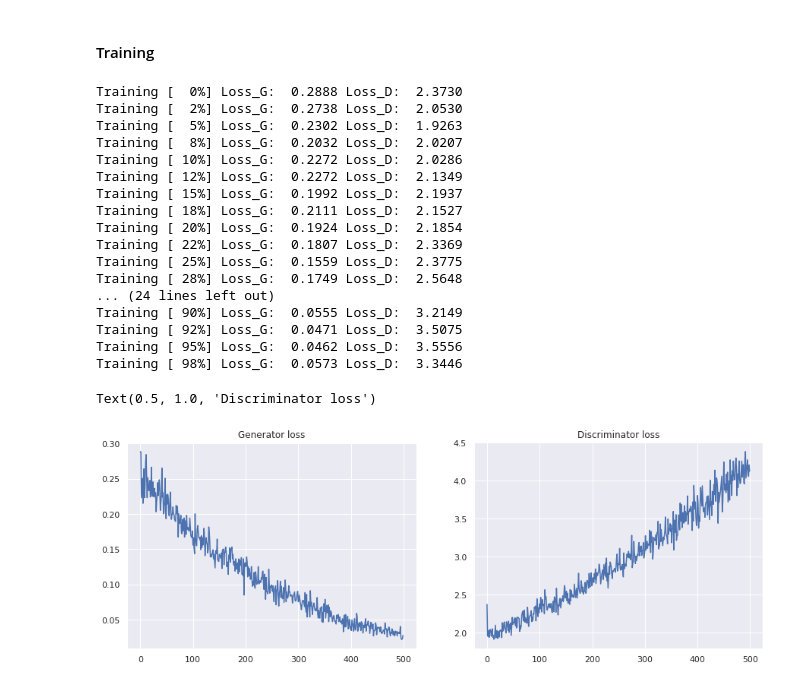
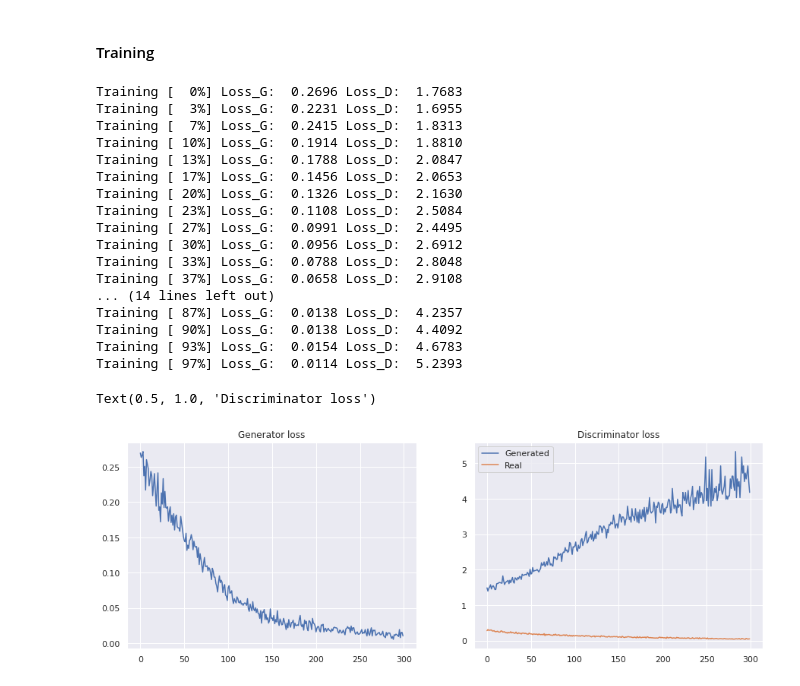
Before and after one commit to asakhnenko/EntangledSolutions, a Jupyter notebook: deep_learning/q_gans_qiskit_pytorch.ipynb, the cells around one changed output. Saved outputs shown, nothing was run; the diff lists cells and outputs as text; code cells hidden in the pictures.

Commit message:
Show discriminator loss on generator data

```diff
--- a/deep_learning/q_gans_qiskit_pytorch.ipynb
+++ b/deep_learning/q_gans_qiskit_pytorch.ipynb
@@ -184,7 +184,7 @@ class GANCircuit(_Base):
 #### Parameters
 # %%
 n_qubits = 5
-n_layers = 5
+n_layers = 6
 
 backend = qiskit.Aer.get_backend('qasm_simulator')
 shots = 1240
@@ -197,0 +193,5 @@ real_data.circuit.draw()
+# %%
+real_data = RealCircuit(backend, shots, n_qubits)
+real_data.params_vals = np.array([np.pi * 8 / 5, np.pi * 8 / 5, np.pi / 5, 0,
+                                  np.pi * 7 / 5, np.pi / 2, np.pi, np.pi * 6 / 5])
+real_data.circuit.draw()
@@ -288,9 +290,9 @@ class Discriminator(nn.Module):
 # %% [markdown]
 #### Training
 # %%
-model_gen = Generator(discriminator_gen, np.pi / 4)
-model_dis_g = Discriminator(discriminator_gen, np.pi / 4)
-model_dis_r = Discriminator(discriminator_real, np.pi / 4)
+model_gen = Generator(discriminator_gen, np.pi / 6)
+model_dis_g = Discriminator(discriminator_gen, np.pi / 6)
+model_dis_r = Discriminator(discriminator_real, np.pi / 6)
 
 # Sharing parameters between discriminatiors
 model_dis_r.params = model_dis_g.params
@@ -300,12 +302,13 @@ loss = nn.BCELoss()
 real_label = 1
 fake_label = 0
 
-optimizer_gen = optim.Adam(model_gen.parameters(), lr=0.0005)
-optimizer_dis = optim.Adam(model_dis_r.parameters(), lr=0.0005)
+optimizer_gen = optim.Adam(model_gen.parameters(), lr=0.001)
+optimizer_dis = optim.Adam(model_dis_r.parameters(), lr=0.001)
 
-epochs = 400
+epochs = 300
 losses_gen = []
-losses_dis = []
+losses_dis_r = []
+losses_dis_g = []
 
 model_gen.train()
 model_dis_g.train()
@@ -320,6 +323,7 @@ for epoch in range(epochs):
     label = torch.tensor([[real_label]]).double()
     loss_dis_r = loss(output, label)
     (-loss_dis_r).backward()
+    losses_dis_r.append(loss_dis_r)
 
     # Train discriminator on generated data
     output = model_dis_g()
@@ -327,9 +331,9 @@ for epoch in range(epochs):
     label = torch.tensor([[fake_label]]).double()
     loss_dis_g = loss(output, label)
     (-loss_dis_g).backward()
+    losses_dis_g.append(loss_dis_g)
 
     loss_dis = loss_dis_r + loss_dis_g
-    losses_dis.append(loss_dis.item())
 
     optimizer_dis.step()
     model_gen.quantum_circuit.params_vals["discriminator"] = model_dis_r.params.data.numpy()
@@ -340,7 +344,7 @@ for epoch in range(epochs):
 
     label = torch.tensor([[real_label]]).double()
     loss_gen = loss(output, label)
-    loss_gen.backward()
+    (loss_gen).backward()
     losses_gen.append(loss_gen.item())
 
     optimizer_gen.step()
@@ -349,35 +353,37 @@ for epoch in range(epochs):
 
     if epoch % 10 == 0:
         print('Training [{:3.0f}%] Loss_G: {:7.4f} Loss_D: {:7.4f}'.format(
-            100. * epoch / epochs, losses_gen[-1], losses_dis[-1]))
+            100. * epoch / epochs, losses_gen[-1], losses_dis_r[-1] + losses_dis_g[-1]))
 # %% [output]
-Training [  0%] Loss_G:  0.2888 Loss_D:  2.3730
-Training [  2%] Loss_G:  0.2738 Loss_D:  2.0530
-Training [  5%] Loss_G:  0.2302 Loss_D:  1.9263
-Training [  8%] Loss_G:  0.2032 Loss_D:  2.0207
-Training [ 10%] Loss_G:  0.2272 Loss_D:  2.0286
-Training [ 12%] Loss_G:  0.2272 Loss_D:  2.1349
-Training [ 15%] Loss_G:  0.1992 Loss_D:  2.1937
-Training [ 18%] Loss_G:  0.2111 Loss_D:  2.1527
-Training [ 20%] Loss_G:  0.1924 Loss_D:  2.1854
-Training [ 22%] Loss_G:  0.1807 Loss_D:  2.3369
-Training [ 25%] Loss_G:  0.1559 Loss_D:  2.3775
-Training [ 28%] Loss_G:  0.1749 Loss_D:  2.5648
-... (24 lines left out)
-Training [ 90%] Loss_G:  0.0555 Loss_D:  3.2149
-Training [ 92%] Loss_G:  0.0471 Loss_D:  3.5075
-Training [ 95%] Loss_G:  0.0462 Loss_D:  3.5556
-Training [ 98%] Loss_G:  0.0573 Loss_D:  3.3446
+Training [  0%] Loss_G:  0.2696 Loss_D:  1.7683
+Training [  3%] Loss_G:  0.2231 Loss_D:  1.6955
+Training [  7%] Loss_G:  0.2415 Loss_D:  1.8313
+Training [ 10%] Loss_G:  0.1914 Loss_D:  1.8810
+Training [ 13%] Loss_G:  0.1788 Loss_D:  2.0847
+Training [ 17%] Loss_G:  0.1456 Loss_D:  2.0653
+Training [ 20%] Loss_G:  0.1326 Loss_D:  2.1630
+Training [ 23%] Loss_G:  0.1108 Loss_D:  2.5084
+Training [ 27%] Loss_G:  0.0991 Loss_D:  2.4495
+Training [ 30%] Loss_G:  0.0956 Loss_D:  2.6912
+Training [ 33%] Loss_G:  0.0788 Loss_D:  2.8048
+Training [ 37%] Loss_G:  0.0658 Loss_D:  2.9108
+... (14 lines left out)
+Training [ 87%] Loss_G:  0.0138 Loss_D:  4.2357
+Training [ 90%] Loss_G:  0.0138 Loss_D:  4.4092
+Training [ 93%] Loss_G:  0.0154 Loss_D:  4.6783
+Training [ 97%] Loss_G:  0.0114 Loss_D:  5.2393
 # %%
 fig, axes = plt.subplots(nrows=1, ncols=2, figsize=(15, 5), sharex=True)
 
 axes[0].plot(losses_gen)
 axes[0].set_title("Generator loss")
-axes[1].plot(losses_dis)
+axes[1].plot(losses_dis_g, label="Generated")
+axes[1].plot(losses_dis_r, label="Real")
+axes[1].legend()
 axes[1].set_title("Discriminator loss")
 # %% [output]
 Text(0.5, 1.0, 'Discriminator loss')
-[figure, old version]
+[figure, new version]
 # %%
 real_distribution = copy.deepcopy(real_data)
 real_distribution.circuit.measure_all()
```
Also changed, not shown: parts of 6 cells of this notebook.
